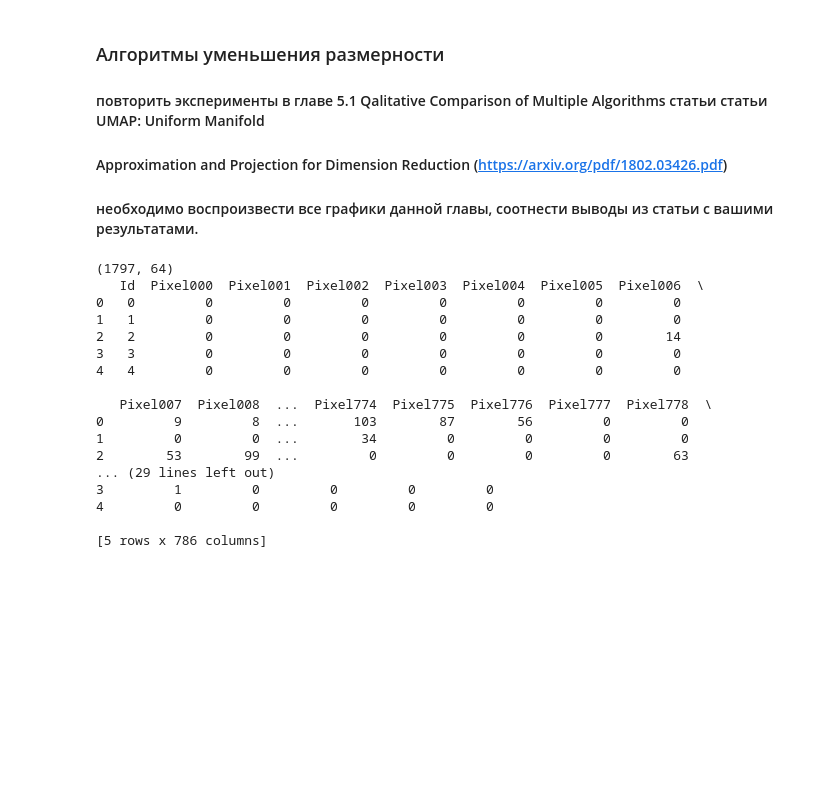
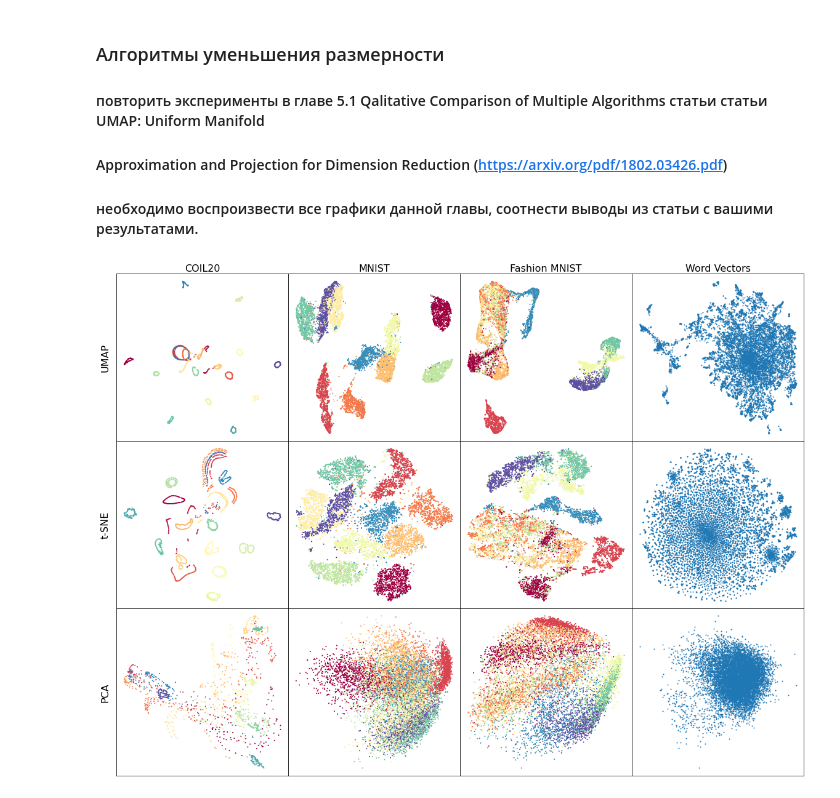
Before and after one commit to vladislav3112/pandas_ml, a Jupyter notebook: Pandas&DimensionalityReduction.ipynb, the cells around one changed output. Saved outputs shown, nothing was run; the diff lists cells and outputs as text; code cells hidden in the pictures; blank space fills up the shorter version.

```diff
--- a/Pandas&DimensionalityReduction.ipynb
+++ b/Pandas&DimensionalityReduction.ipynb
@@ -202,33 +202,58 @@ print(df_per_val.reindex())
 
 #### необходимо воспроизвести все графики данной главы, соотнести выводы из статьи с вашими результатами.
 # %%
+from gensim.models import Word2Vec
+from gensim.downloader import load
+
+#Google dataset
+word_vectors = load('word2vec-google-news-300').vectors
+word_vectors = word_vectors[:10000]
+
 #minst:
-from sklearn.datasets import load_digits
-digits = load_digits()
-print(digits.data.shape)
+#mnist
+df_mnist = pd.read_csv("https://www.openml.org/data/get_csv/52667/mnist_784.csv")
+df_mnist = df_mnist[:10000]
 
 #f-minst
-df_test = pd.read_csv('test.csv', sep=',', header=0)
-df_train = pd.read_csv('train.csv', sep=',', header=0)
-print(df_test.head())
-print(df_train.head())
+import dataget
+_, _, fmnist_x, fmnist_y = dataget.image.fashion_mnist().get()
+df_fmnist = fmnist_x.reshape(-1, 28*28)
 
 #coil
+df_coil = pd.read_csv('https://raw.githubusercontent.com/vaksakalli/datasets/master/coil20.csv')
-# %% [output]
-(1797, 64)
-   Id  Pixel000  Pixel001  Pixel002  Pixel003  Pixel004  Pixel005  Pixel006  \
-0   0         0         0         0         0         0         0         0
-1   1         0         0         0         0         0         0         0
-2   2         0         0         0         0         0         0        14
-3   3         0         0         0         0         0         0         0
-4   4         0         0         0         0         0         0         0
-
-   Pixel007  Pixel008  ...  Pixel774  Pixel775  Pixel776  Pixel777  Pixel778  \
-0         9         8  ...       103        87        56         0         0
-1         0         0  ...        34         0         0         0         0
-2        53        99  ...         0         0         0         0        63
-... (29 lines left out)
-3         1         0         0         0         0
-4         0         0         0         0         0
-
-[5 rows x 786 columns]
+# %%
+import matplotlib.pyplot as plt
+from sklearn.decomposition import PCA
+from umap import UMAP
+from sklearn.manifold import TSNE
+
+umap = UMAP()
+pca = PCA(n_components=2)
+t_sne = TSNE(n_jobs=-1, learning_rate='auto',init='random',random_state=0)
+# %%
+models = [("UMAP", umap), ("t-SNE", t_sne), ("PCA", pca)]
+#name, data, target in list elems:
+datasets = [("COIL20", df_coil.drop(columns='1025'),df_coil['1025']),
+            ("MNIST", df_mnist, df_mnist['class']), ("Fashion MNIST", df_fmnist,fmnist_y),('Google News Word Vectors', word_vectors, None)]
+# %%
+ALG_NUM = 3
+DATASETS_NUM = 4
+
+fig = plt.figure(figsize=(20, 15))
+ax = fig.add_gridspec(ALG_NUM, DATASETS_NUM, hspace=0, wspace=0).subplots()
+for j in range(DATASETS_NUM):
+    ax[0, j].set_xlabel(datasets[j][0], fontsize=16)
+    ax[0, j].xaxis.set_label_position('top')
+
+for i in range(ALG_NUM):
+    ax[i, 0].set_ylabel(models[i][0], fontsize=16)
+
+for i in range(ALG_NUM):
+    for j in range(DATASETS_NUM):
+        embedding = models[i][1].fit_transform(datasets[j][1])
+        ax[i, j].scatter(-embedding[:, 0], -embedding[:, 1], c=datasets[j][2], cmap='Spectral', s=1)
+        ax[i, j].tick_params(left = False, bottom=False)
+        ax[i, j].set_yticklabels([])
+        ax[i, j].set_xticklabels([])
+# %% [output]
+[figure, added]
```
